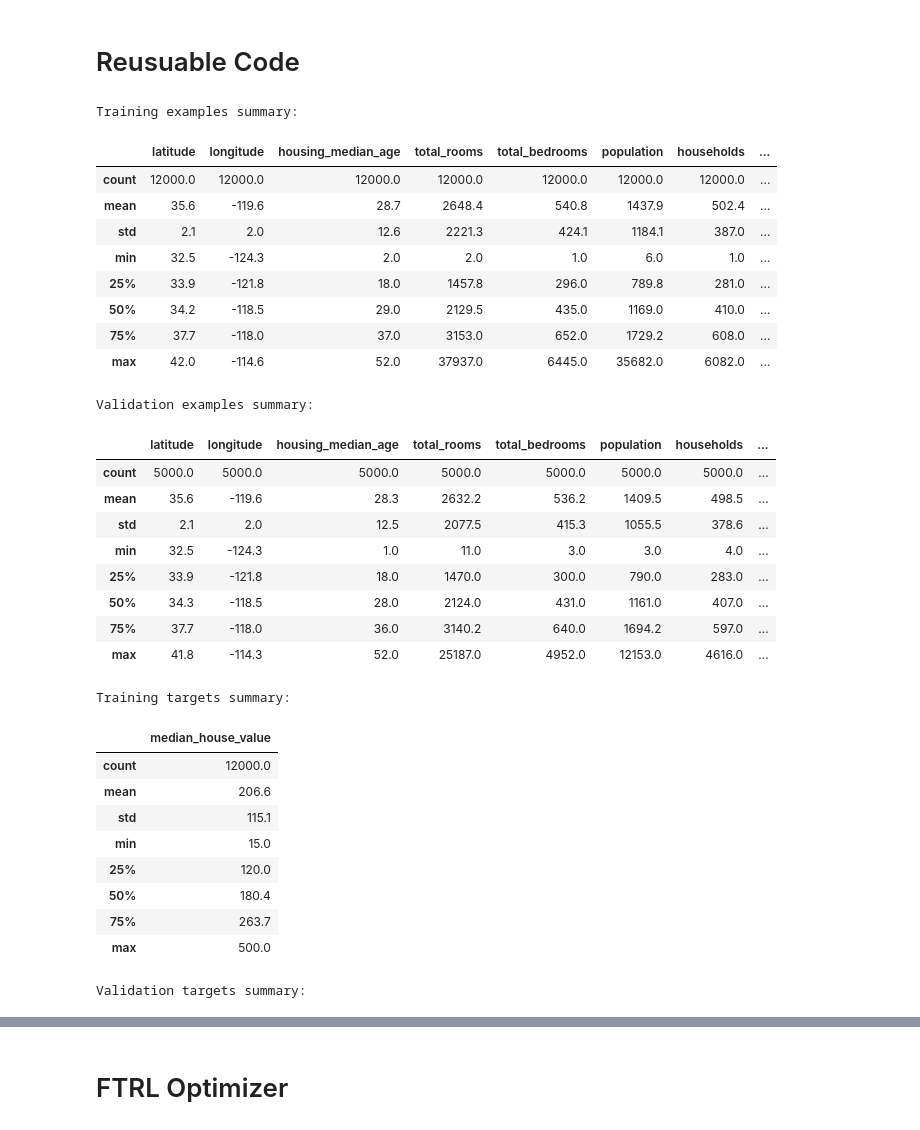
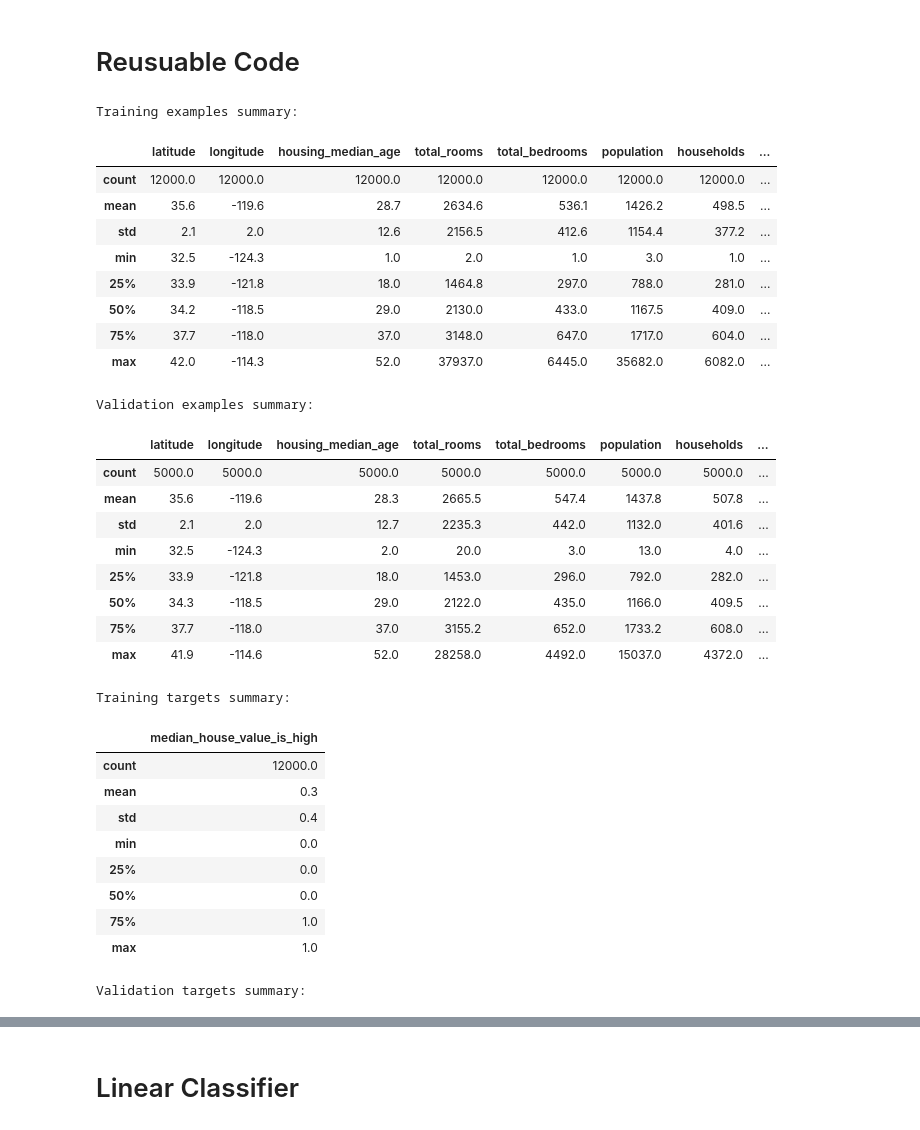
Before and after one commit to dom-andolino/learning-ml-crash-course, a Jupyter notebook: working-notebook-1.ipynb, the cells around one changed output, grey strips where cells are left out. Cells and saved outputs as stored; diff of their text form; code cells hidden in the pictures.

```diff
--- a/working-notebook-1.ipynb
+++ b/working-notebook-1.ipynb
@@ -1,7 +1,7 @@
 # %% [markdown]
 # Reusuable Code
 # %%
-# Imports -----------------------------------------------------------
+# Imports -------------------------------------------------------------
 
 from __future__ import print_function
 
@@ -23,13 +23,12 @@ pd.options.display.float_format = '{:.1f}'.format
 
 california_housing_dataframe = pd.read_csv("https://dl.google.com/mlcc/mledu-datasets/california_housing_train.csv", sep=",")
 
-#randomize order of data, to prevent bias from the source order
 california_housing_dataframe = california_housing_dataframe.reindex(
     np.random.permutation(california_housing_dataframe.index))
 
 
 
-# Preporcess functions -------------------------------------------------
+# Preprocess -------------------------------------------------------------
 
 def preprocess_features(california_housing_dataframe):
   """Prepares input features from California housing data set.
@@ -67,16 +66,14 @@ def preprocess_targets(california_housing_dataframe):
     A DataFrame that contains the target feature.
   """
   output_targets = pd.DataFrame()
-  # Scale the target to be in units of thousands of dollars.
-  output_targets["median_house_value"] = (
-    california_housing_dataframe["median_house_value"] / 1000.0)
+  # Create a boolean categorical feature representing whether the
+  # median_house_value is above a set threshold.
+  output_targets["median_house_value_is_high"] = (
+    california_housing_dataframe["median_house_value"] > 265000).astype(float)
   return output_targets
 
 
-
-
-
-# Split Training and Validation Data ------------------------------------------
+# Split -------------------------------------------------------------
 
 # Choose the first 12000 (out of 17000) examples for training.
 training_examples = preprocess_features(california_housing_dataframe.head(12000))
@@ -98,8 +95,7 @@ print("Validation targets summary:")
 display.display(validation_targets.describe())
 
 
-
-# Feature function -------------------------------------------------
+# Feature Cols -------------------------------------------------------------
 
 def construct_feature_columns(input_features):
   """Construct the TensorFlow Feature Columns.
@@ -113,9 +109,7 @@ def construct_feature_columns(input_features):
               for my_feature in input_features])
 
 
-
-# Input function -------------------------------------------------
-
+# Input Function -------------------------------------------------------------
 
 def my_input_fn(features, targets, batch_size=1, shuffle=True, num_epochs=None):
     """Trains a linear regression model.
@@ -124,55 +118,55 @@ def my_input_fn(features, targets, batch_size=1, shuffle=True, num_epochs=None):
       features: pandas DataFrame of features
       targets: pandas DataFrame of targets
       batch_size: Size of batches to be passed to the model
       shuffle: True or False. Whether to shuffle the data.
       num_epochs: Number of epochs for which data should be repeated. None = repeat indefinitely
     Returns:
       Tuple of (features, labels) for next data batch
     """
 
     # Convert pandas data into a dict of np arrays.
     features = {key:np.array(value) for key,value in dict(features).items()}
 
     # Construct a dataset, and configure batching/repeating.
     ds = Dataset.from_tensor_slices((features,targets)) # warning: 2GB limit
     ds = ds.batch(batch_size).repeat(num_epochs)
 
     # Shuffle the data, if specified.
     if shuffle:
       ds = ds.shuffle(10000)
 
     # Return the next batch of data.
     features, labels = ds.make_one_shot_iterator().get_next()
     return features, labels
 # %% [output]
 Training examples summary:
 |  | latitude | longitude | housing_median_age | total_rooms | total_bedrooms | population | households | ... |
 | count | 12000.0 | 12000.0 | 12000.0 | 12000.0 | 12000.0 | 12000.0 | 12000.0 | ... |
-| mean | 35.6 | -119.6 | 28.7 | 2648.4 | 540.8 | 1437.9 | 502.4 | ... |
-| std | 2.1 | 2.0 | 12.6 | 2221.3 | 424.1 | 1184.1 | 387.0 | ... |
-| min | 32.5 | -124.3 | 2.0 | 2.0 | 1.0 | 6.0 | 1.0 | ... |
-| 25% | 33.9 | -121.8 | 18.0 | 1457.8 | 296.0 | 789.8 | 281.0 | ... |
-| 50% | 34.2 | -118.5 | 29.0 | 2129.5 | 435.0 | 1169.0 | 410.0 | ... |
-| 75% | 37.7 | -118.0 | 37.0 | 3153.0 | 652.0 | 1729.2 | 608.0 | ... |
-| max | 42.0 | -114.6 | 52.0 | 37937.0 | 6445.0 | 35682.0 | 6082.0 | ... |
+| mean | 35.6 | -119.6 | 28.7 | 2634.6 | 536.1 | 1426.2 | 498.5 | ... |
+| std | 2.1 | 2.0 | 12.6 | 2156.5 | 412.6 | 1154.4 | 377.2 | ... |
+| min | 32.5 | -124.3 | 1.0 | 2.0 | 1.0 | 3.0 | 1.0 | ... |
+| 25% | 33.9 | -121.8 | 18.0 | 1464.8 | 297.0 | 788.0 | 281.0 | ... |
+| 50% | 34.2 | -118.5 | 29.0 | 2130.0 | 433.0 | 1167.5 | 409.0 | ... |
+| 75% | 37.7 | -118.0 | 37.0 | 3148.0 | 647.0 | 1717.0 | 604.0 | ... |
+| max | 42.0 | -114.3 | 52.0 | 37937.0 | 6445.0 | 35682.0 | 6082.0 | ... |
 Validation examples summary:
 |  | latitude | longitude | housing_median_age | total_rooms | total_bedrooms | population | households | ... |
 | count | 5000.0 | 5000.0 | 5000.0 | 5000.0 | 5000.0 | 5000.0 | 5000.0 | ... |
-| mean | 35.6 | -119.6 | 28.3 | 2632.2 | 536.2 | 1409.5 | 498.5 | ... |
-| std | 2.1 | 2.0 | 12.5 | 2077.5 | 415.3 | 1055.5 | 378.6 | ... |
-| min | 32.5 | -124.3 | 1.0 | 11.0 | 3.0 | 3.0 | 4.0 | ... |
-| 25% | 33.9 | -121.8 | 18.0 | 1470.0 | 300.0 | 790.0 | 283.0 | ... |
-| 50% | 34.3 | -118.5 | 28.0 | 2124.0 | 431.0 | 1161.0 | 407.0 | ... |
-| 75% | 37.7 | -118.0 | 36.0 | 3140.2 | 640.0 | 1694.2 | 597.0 | ... |
-| max | 41.8 | -114.3 | 52.0 | 25187.0 | 4952.0 | 12153.0 | 4616.0 | ... |
+| mean | 35.6 | -119.6 | 28.3 | 2665.5 | 547.4 | 1437.8 | 507.8 | ... |
+| std | 2.1 | 2.0 | 12.7 | 2235.3 | 442.0 | 1132.0 | 401.6 | ... |
+| min | 32.5 | -124.3 | 2.0 | 20.0 | 3.0 | 13.0 | 4.0 | ... |
+| 25% | 33.9 | -121.8 | 18.0 | 1453.0 | 296.0 | 792.0 | 282.0 | ... |
+| 50% | 34.3 | -118.5 | 29.0 | 2122.0 | 435.0 | 1166.0 | 409.5 | ... |
+| 75% | 37.7 | -118.0 | 37.0 | 3155.2 | 652.0 | 1733.2 | 608.0 | ... |
+| max | 41.9 | -114.6 | 52.0 | 28258.0 | 4492.0 | 15037.0 | 4372.0 | ... |
 Training targets summary:
-|  | median_house_value |
+|  | median_house_value_is_high |
 | count | 12000.0 |
-| mean | 206.6 |
-| std | 115.1 |
-| min | 15.0 |
-| 25% | 120.0 |
-| 50% | 180.4 |
-| 75% | 263.7 |
-| max | 500.0 |
+| mean | 0.3 |
+| std | 0.4 |
+| min | 0.0 |
+| 25% | 0.0 |
+| 50% | 0.0 |
+| 75% | 1.0 |
+| max | 1.0 |
 Validation targets summary:
@@ -188,3 +182,3 @@ Validation targets summary:
-# %% [markdown]
-# FTRL Optimizer
+# %% [markdown]
+# Linear Classifier
 # %%
```
Also changed, not shown: parts of 6 cells of this notebook.
